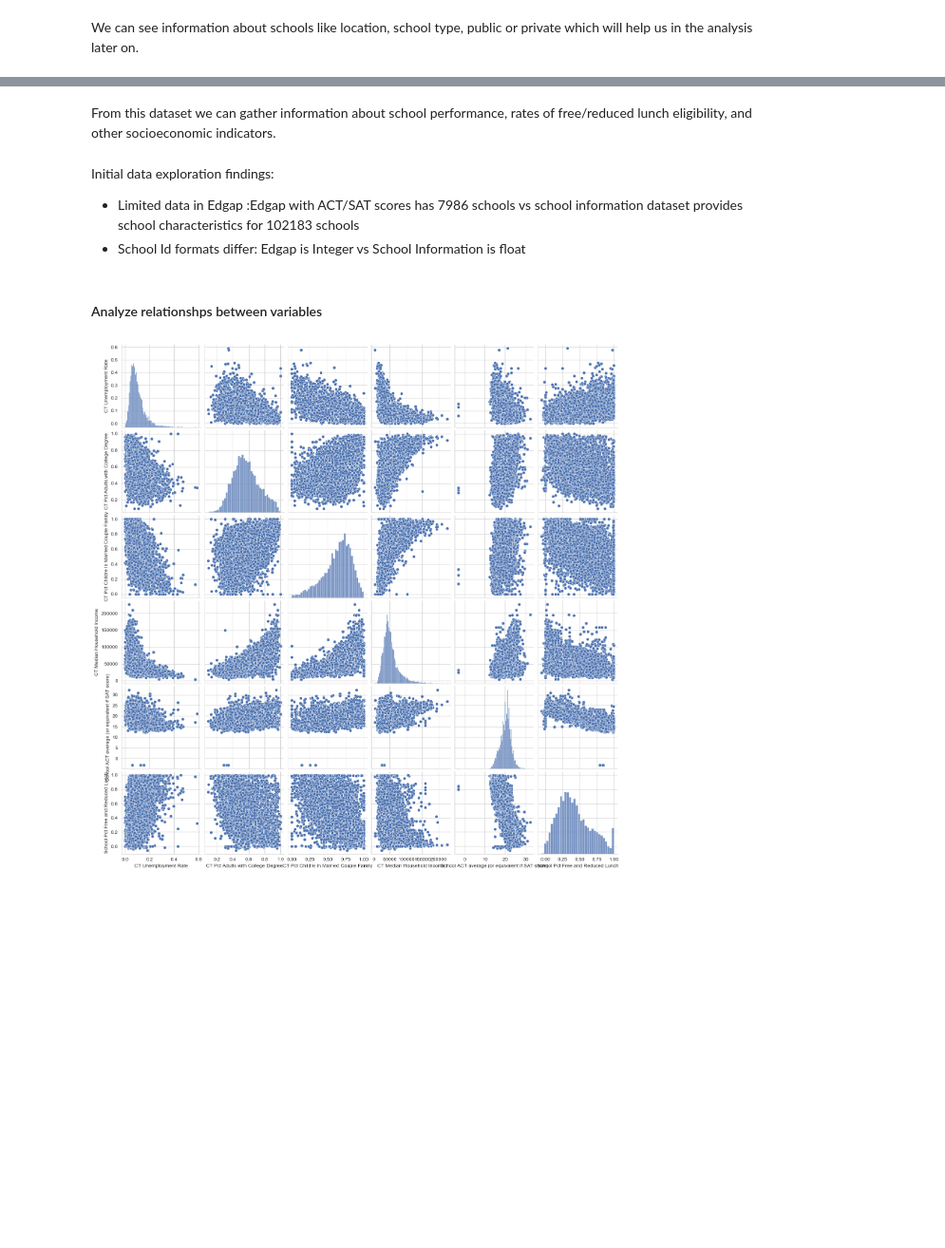
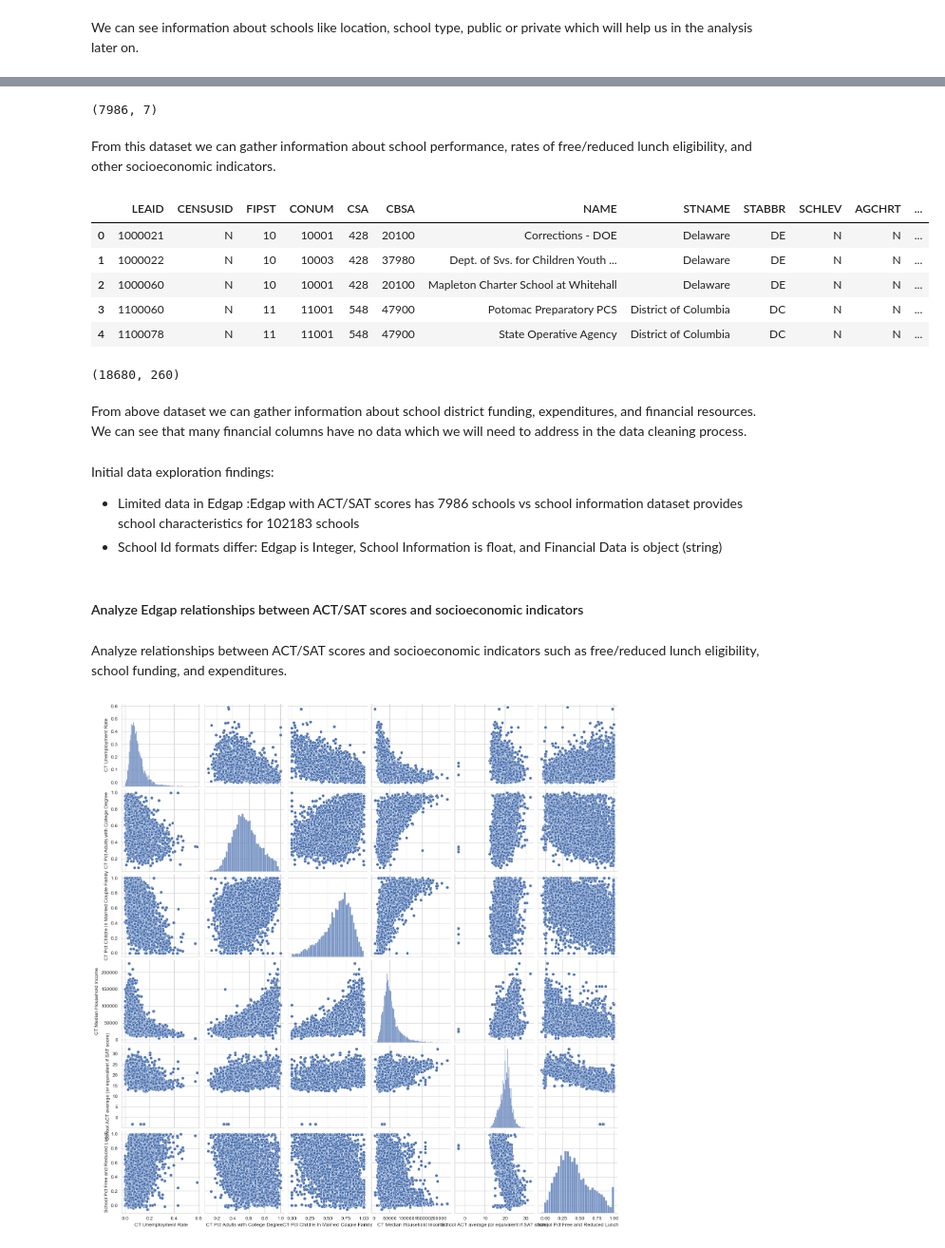
Before and after one commit to JLichwa80/education, a Jupyter notebook: code/Education_DATA_Preparation.ipynb, the cells around one changed output, grey strips where cells are left out. Shown at 95% size. Saved outputs shown, nothing was run; the diff lists cells and outputs as text; code cells hidden in the pictures; blank space fills up the shorter version.

```diff
--- a/code/Education_DATA_Preparation.ipynb
+++ b/code/Education_DATA_Preparation.ipynb
@@ -77,3 +98,10 @@ Data columns (total 65 columns):
  64  IGOFFERED            102179 non-null  object
 dtypes: float64(3), int64(1), object(61)
 memory usage: 50.7+ MB
+# %%
+school_finance = pd.read_excel(
+    "../data/district_finances.xlsx"
+)
+### Update negative values to NaN (based on documentation that -1 indicates missing data)
+school_finance.loc[school_finance['TOTALEXP'] < 0, 'TOTALEXP'] = np.nan
+school_finance.info()
@@ -97,11 +143,32 @@ edgap.shape
+# %%
+edgap.shape
+# %% [output]
+(7986, 7)
+# %% [markdown]
+From this dataset we can gather information about school performance, rates of free/reduced lunch eligibility, and other socioeconomic indicators.
+# %%
+school_finance.head()
+# %% [output]
+|  | LEAID | CENSUSID | FIPST | CONUM | CSA | CBSA | NAME | STNAME | STABBR | SCHLEV | AGCHRT | ... |
+| 0 | 1000021 | N | 10 | 10001 | 428 | 20100 | Corrections - DOE | Delaware | DE | N | N | ... |
+| 1 | 1000022 | N | 10 | 10003 | 428 | 37980 | Dept. of Svs. for Children Youth ... | Delaware | DE | N | N | ... |
+| 2 | 1000060 | N | 10 | 10001 | 428 | 20100 | Mapleton Charter School at Whitehall | Delaware | DE | N | N | ... |
+| 3 | 1100060 | N | 11 | 11001 | 548 | 47900 | Potomac Preparatory PCS | District of Columbia | DC | N | N | ... |
+| 4 | 1100078 | N | 11 | 11001 | 548 | 47900 | State Operative Agency | District of Columbia | DC | N | N | ... |
+# %%
+school_finance.shape
+# %% [output]
+(18680, 260)
 # %% [markdown]
-From this dataset we can gather information about school performance, rates of free/reduced lunch eligibility, and other socioeconomic indicators.
+From above dataset we can gather information about school district funding, expenditures, and financial resources. We can see that many financial columns have no data which we will need to address in the data cleaning process.
 # %% [markdown]
 Initial data exploration findings:
 - Limited data in Edgap :Edgap with ACT/SAT scores has 7986 schools vs school information dataset provides school characteristics for 102183 schools
-- School Id formats differ: Edgap is Integer vs School Information is float
+- School Id formats differ: Edgap is Integer, School Information is float, and Financial Data is object (string)
 # %% [markdown]
-#### Analyze relationshps between variables
+#### Analyze Edgap relationships between ACT/SAT scores and socioeconomic indicators
+# %% [markdown]
+Analyze relationships between ACT/SAT scores and socioeconomic indicators such as free/reduced lunch eligibility, school funding, and expenditures.
 # %%
 sns.pairplot(
     edgap.drop(columns="NCESSCH School ID")
```
Also changed, not shown: parts of 26 cells of this notebook, 4 other files.
